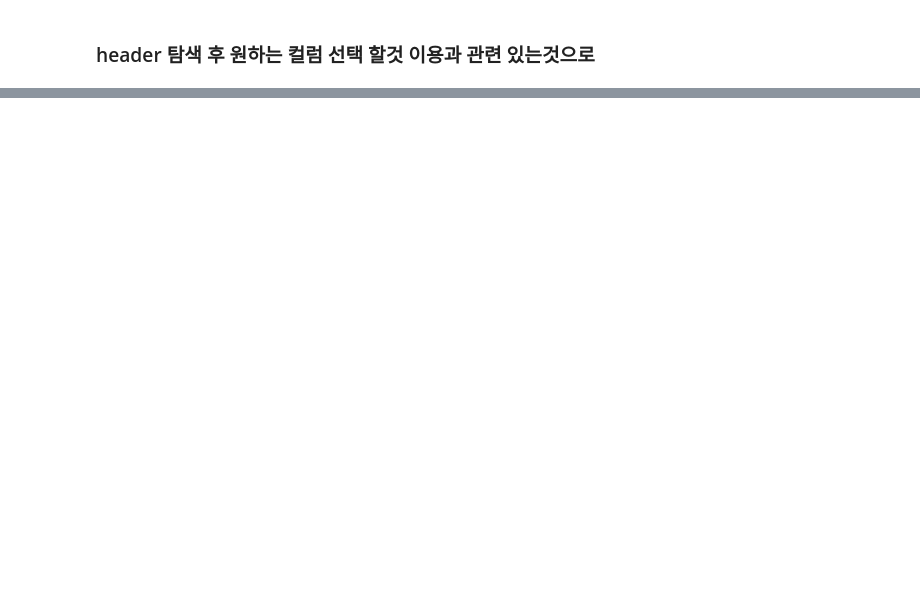
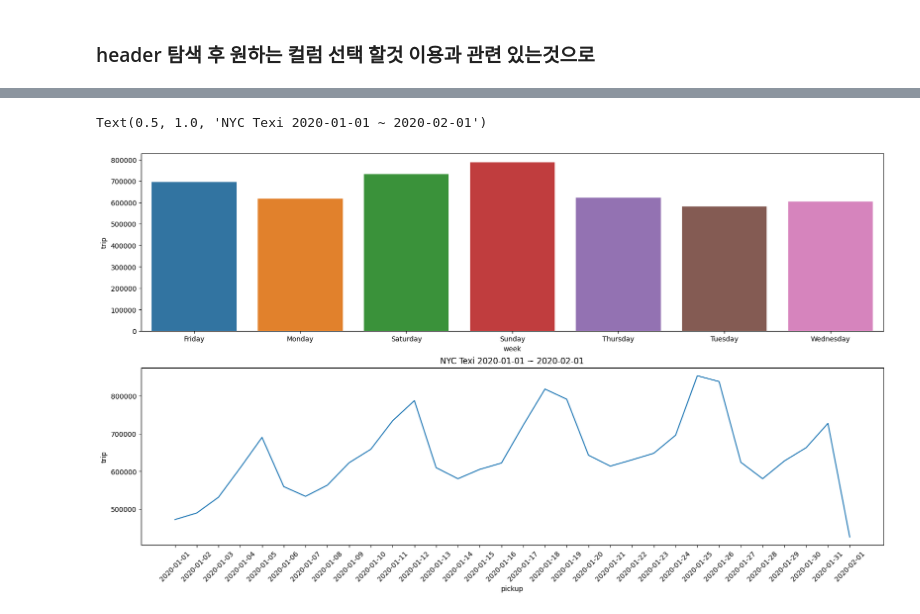
Before and after one commit to limhaneul12/SparkKafkaDistribute, a Jupyter notebook: sparkAnaliysis/trips_sql.ipynb, the cells around one changed output, grey strips where cells are left out. Cells and saved outputs as stored; diff of their text form; code cells hidden in the pictures; blank space fills up the shorter version.

```diff
--- a/sparkAnaliysis/trips_sql.ipynb
+++ b/sparkAnaliysis/trips_sql.ipynb
@@ -24,0 +21,41 @@ trip_data3.createOrReplaceTempView('month2022_data')
+# %%
+qs = """
+SELECT
+    pickup, count(*) as trip
+FROM
+    (SELECT split(pickup_datetime, " ")[0] as pickup FROM month2021_data)
+GROUP BY
+    pickup
+ORDER BY
+    pickup
+"""
+cal_date = spark.sql(qs).createOrReplaceTempView("week_trip")
+df_pan = spark.sql(qs).toPandas()
+# %%
+qs = """
+SELECT
+    DATE_FORMAT(pickup, "EEEE") as week, trip
+FROM
+    week_trip
+"""
+data = spark.sql(qs).toPandas()
+# %%
+group_data = data.groupby("week").trip.median().to_frame().reset_index()
+group_data["sort_dow"] = data["week"].replace({
+    "Sunday": 0,
+    "Monday": 1,
+    "Tuesday": 2,
+    "Wednesday": 3,
+    "Thursday": 4,
+    "Friday": 5,
+    "Saturday": 6,
+})
+# %%
+fig, ax = plt.subplots(2, 1, figsize=(16, 9), constrained_layout=True)
+sns.barplot(x="week", y="trip", data=group_data, ax=ax[0])
+sns.lineplot(x="pickup", y="trip", data=df_pan)
+plt.xticks(rotation=45)
+plt.title("NYC Texi 2020-01-01 ~ 2020-02-01")
+# %% [output]
+Text(0.5, 1.0, 'NYC Texi 2020-01-01 ~ 2020-02-01')
+[figure, added]
```
Also changed, not shown: parts of 2 cells of this notebook, 4 other files.
